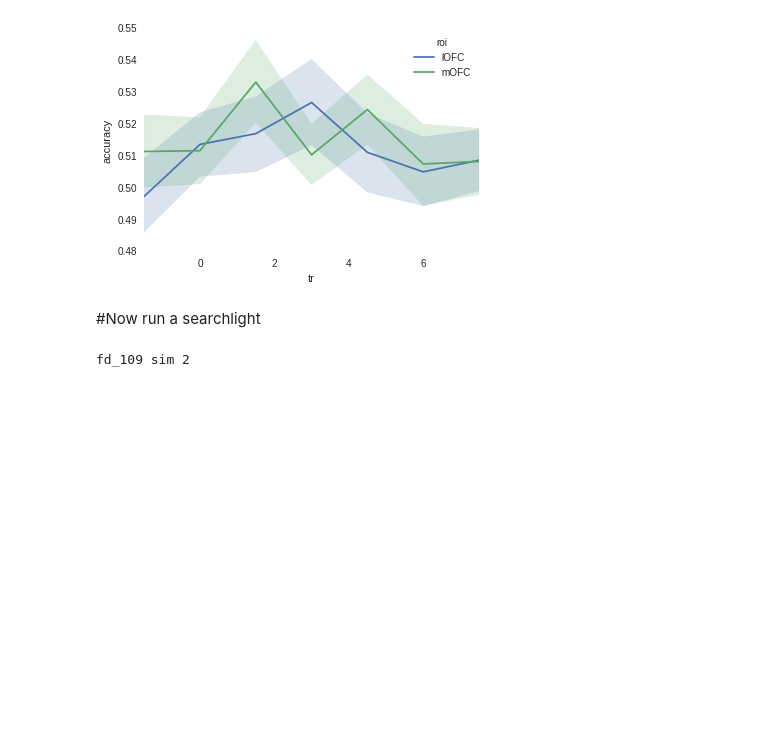
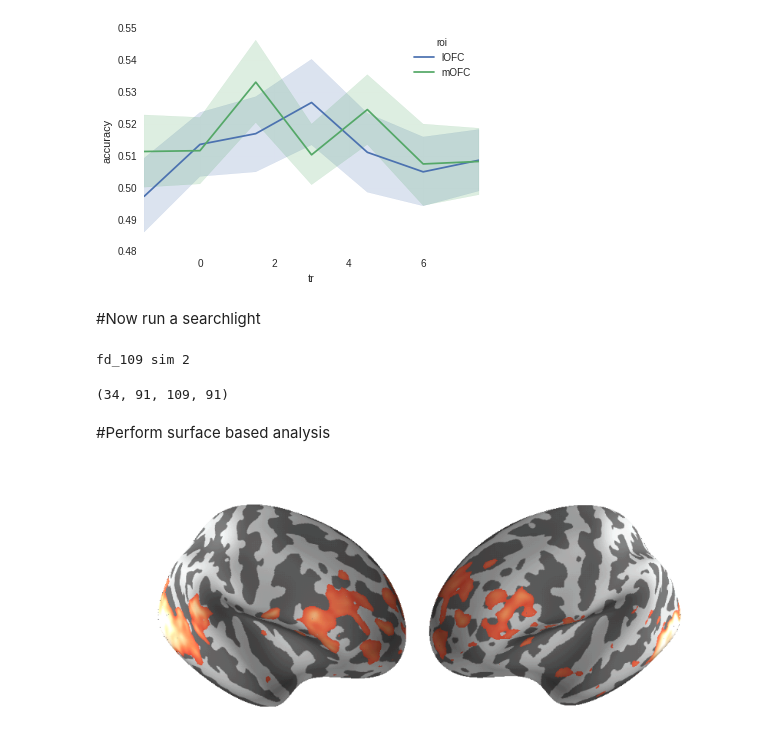
Before and after one commit to iancballard/fd_fmri, a Jupyter notebook: mvpa.ipynb, the cells around one changed output. Saved outputs shown, nothing was run; the diff lists cells and outputs as text; code cells hidden in the pictures; blank space fills up the shorter version.

Commit message:
runs full state analysis and prints results inline on inflated surface

```diff
--- a/mvpa.ipynb
+++ b/mvpa.ipynb
@@ -279,7 +282,7 @@ for exp in ['ser','sim']:
 fd_109 sim 2
 # %%
 #Register to standard space
-exp = 'ser'
+exp = 'sim'
 radius = 8
 
 for sub in sub_list:
@@ -307,7 +310,7 @@ for sub in sub_list:
             os.system(' '.join(cmd_line))
 # %%
 #take ttest accross subjects
-exp = 'ser'
+exp = 'sim'
 out_f = home_dir + '/searchlight_' + exp + '.nii.gz'
 accs = []
 for sub in sub_list: #load data
@@ -330,3 +333,5 @@ ts[np.invert(mask)] = 0
 #save result
 out_img = nib.Nifti1Image(ts,data_f.get_affine(),data_f.get_header())
 out_img.to_filename(out_f)
+# %% [output]
+(34, 91, 109, 91)
@@ -332,0 +365,2 @@ out_img.to_filename(out_f)
+# %% [markdown]
+#Perform surface based analysis
@@ -332,0 +421,29 @@ out_img.to_filename(out_f)
+# %%
+alpha = .005
+thresh = stats.t(34).ppf(alpha)*-1
+# %%
+views = dict()
+for hemi in hemis:
+    b = Brain("fsaverage", hemi, "inflated", config_opts={"background": "white", "width": 500, "height": 420})
+    data = ts[hemi]
+    data[ts[hemi] < thresh] = 0
+    b.add_data(data, min=0.1, max=8, thresh=.1, colormap="OrRd_r", colorbar=False)
+    b.show_view(dict(elevation=80,
+                     azimuth=dict(lh=150, rh=30)[hemi],
+                     focalpoint=[0, 10, 10]), distance=325)
+#     label_f = home_dir + '/data/fsaverage/label/' + hemi + '.V1' + '.label'
+#     b.add_label("BA1",borders=True)
+    views[hemi] = b.screenshot()
+    b.close()
+# %%
+fig = plt.figure(figsize=(10, 10))
+
+# Plot the average searchlights on the surface
+rh_ax = fig.add_axes([-.04, .5, .54, .5])
+rh_ax.imshow(views["rh"])
+rh_ax.set_axis_off()
+lh_ax = fig.add_axes([.5, .5, .54, .5])
+lh_ax.imshow(views["lh"])
+lh_ax.set_axis_off()
+# %% [output]
+[figure, added]
```
Also changed, not shown: parts of 6 cells of this notebook.
